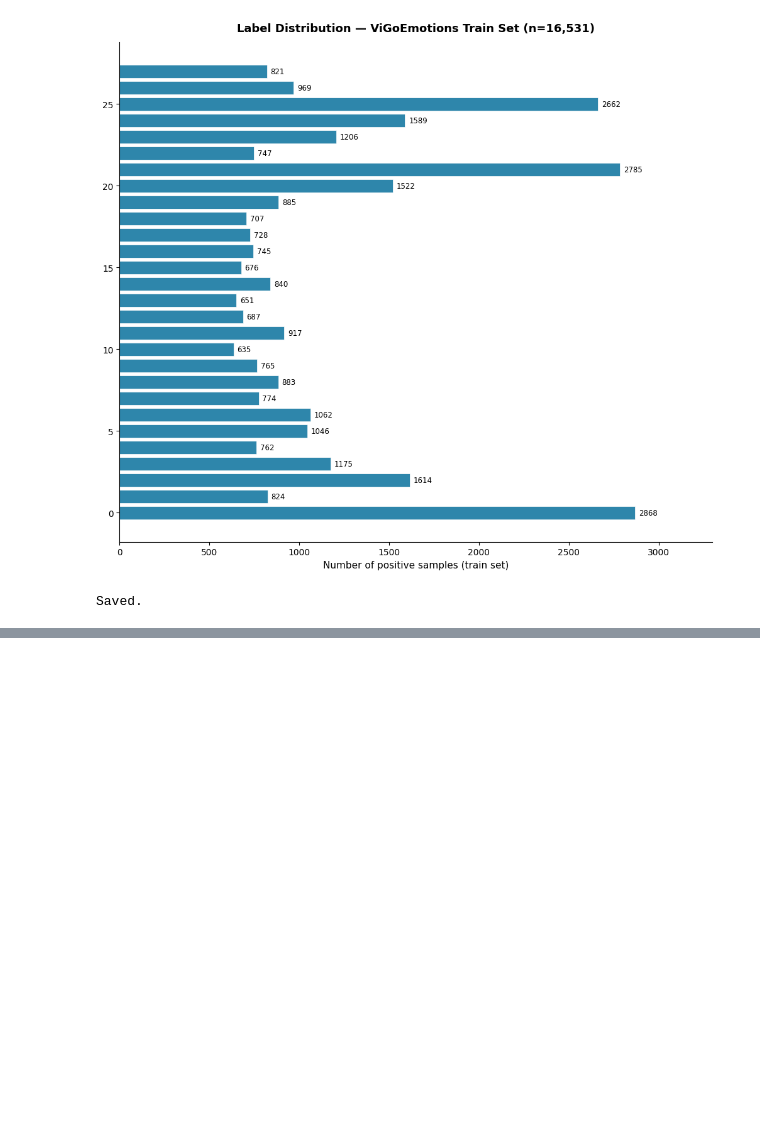
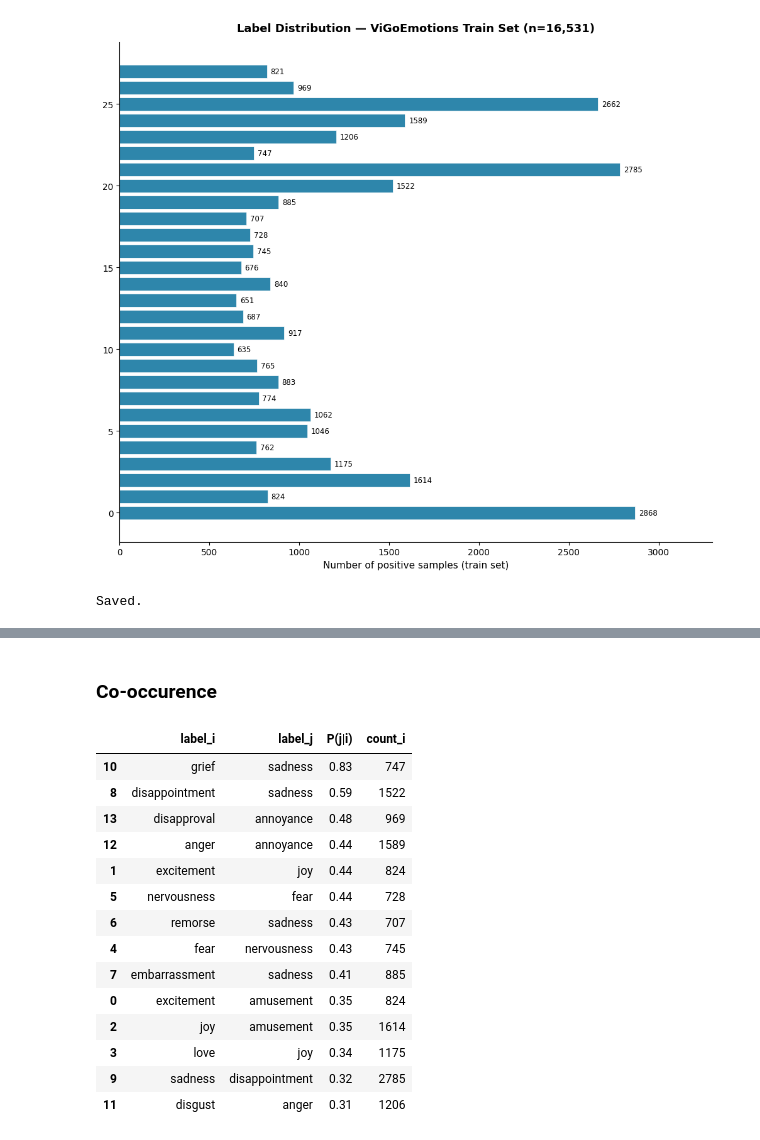
Before and after one commit to PuPuu05/DAP391m-sentiment-vn, a Jupyter notebook: notebooks/01_eda.ipynb, the cells around one changed output, grey strips where cells are left out. Saved outputs shown, nothing was run; the diff lists cells and outputs as text; code cells hidden in the pictures; blank space fills up the shorter version.

```diff
--- a/notebooks/01_eda.ipynb
+++ b/notebooks/01_eda.ipynb
@@ -358,0 +393,12 @@ Saved.
+# %%
+OPERATIONAL = {20, 24, 16, 22}   # disappointment, anger, fear, grief
+
+def has_operational(labels):
+    return any(l in OPERATIONAL for l in labels)
+
+train['has_op'] = train['labels'].apply(has_operational)
+
+op_rate = train.groupby('source')['has_op'].agg(['sum', 'mean', 'count'])
+op_rate.columns = ['op_count', 'op_rate', 'total']
+op_rate['op_rate'] = op_rate['op_rate'].round(3)
+op_rate.sort_values('total', ascending=False)
@@ -358,0 +417,45 @@ Saved.
+# %% [markdown]
+### Co-occurence
+# %%
+import numpy as np
+
+n_labels = 28
+co_mat = np.zeros((n_labels, n_labels), dtype=int)
+
+for labels in train['labels']:
+    for i in labels:
+        for j in labels:
+            co_mat[i][j] += 1
+
+# P(j|i) = co_mat[i][j] / co_mat[i][i]  (diagonal = count of i)
+pairs = []
+for i in range(n_labels):
+    cnt_i = co_mat[i][i]
+    if cnt_i == 0:
+        continue
+    for j in range(n_labels):
+        if i != j and co_mat[i][j] / cnt_i > 0.3:
+            pairs.append({
+                'label_i': LABEL_NAMES[i],
+                'label_j': LABEL_NAMES[j],
+                'P(j|i)': round(co_mat[i][j] / cnt_i, 2),
+                'count_i': cnt_i
+            })
+
+pd.DataFrame(pairs).sort_values('P(j|i)', ascending=False)
+# %% [output]
+|  | label_i | label_j | P(j|i) | count_i |
+| 10 | grief | sadness | 0.83 | 747 |
+| 8 | disappointment | sadness | 0.59 | 1522 |
+| 13 | disapproval | annoyance | 0.48 | 969 |
+| 12 | anger | annoyance | 0.44 | 1589 |
+| 1 | excitement | joy | 0.44 | 824 |
+| 5 | nervousness | fear | 0.44 | 728 |
+| 6 | remorse | sadness | 0.43 | 707 |
+| 4 | fear | nervousness | 0.43 | 745 |
+| 7 | embarrassment | sadness | 0.41 | 885 |
+| 0 | excitement | amusement | 0.35 | 824 |
+| 2 | joy | amusement | 0.35 | 1614 |
+| 3 | love | joy | 0.34 | 1175 |
+| 9 | sadness | disappointment | 0.32 | 2785 |
+| 11 | disgust | anger | 0.31 | 1206 |
```
Also changed, not shown: parts of 11 cells of this notebook, 3 other files.
